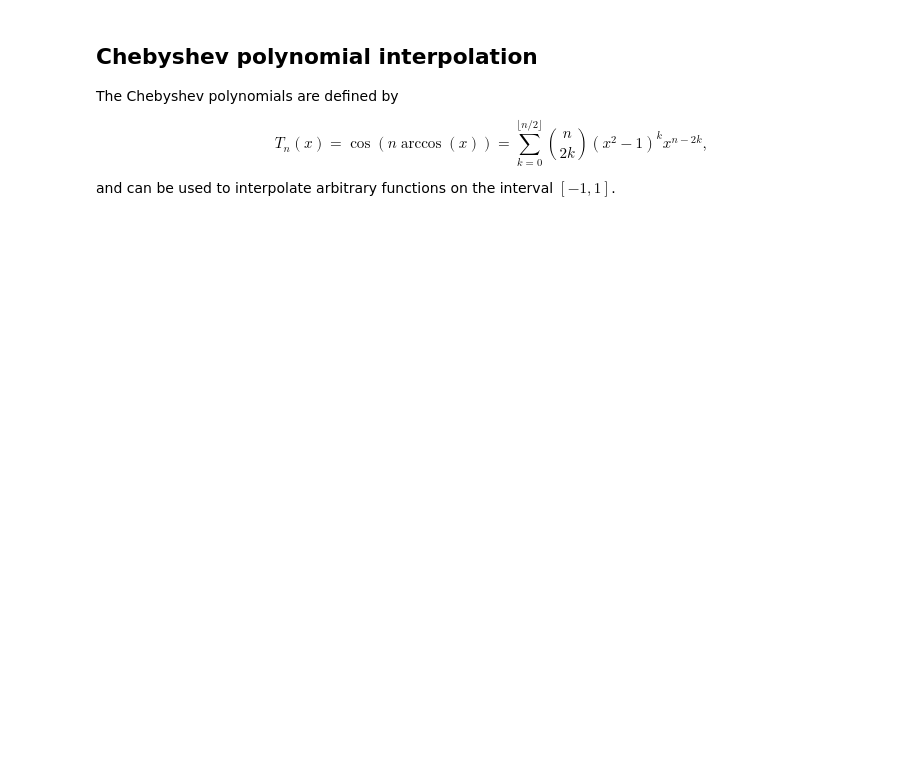
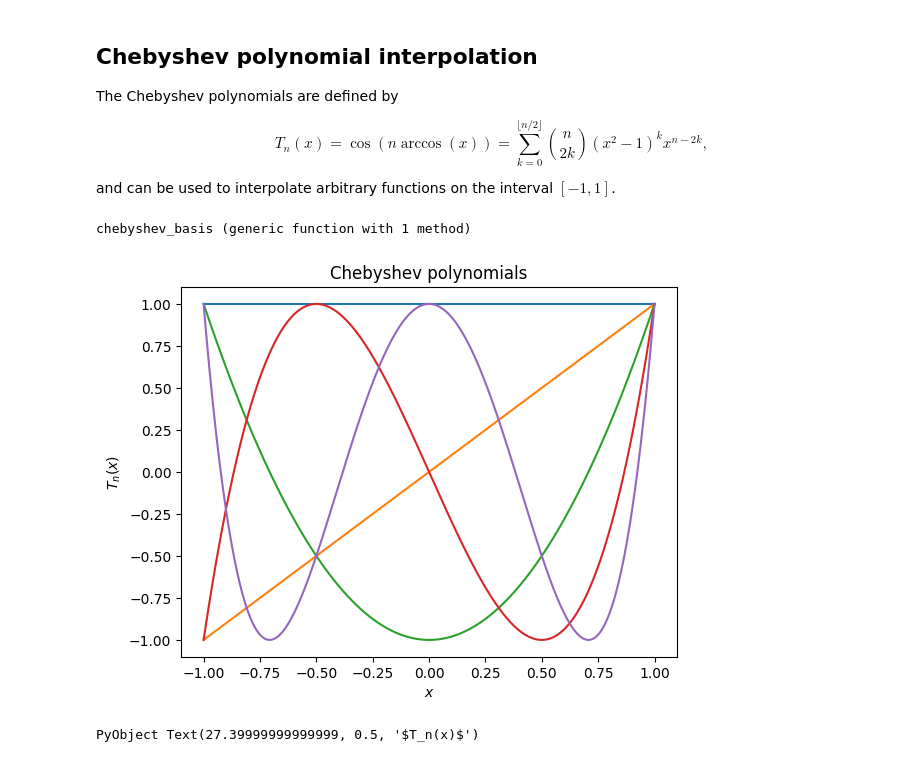
Before and after one commit to mitmath/18330, a Jupyter notebook: 19_Function_Interpolation.ipynb, the cells around one changed output. Cells and saved outputs as stored; diff of their text form; code cells hidden in the pictures; blank space fills up the shorter version.

Commit message:
20: Chebyshev methods

```diff
--- a/19_Function_Interpolation.ipynb
+++ b/19_Function_Interpolation.ipynb
@@ -164,14 +167,14 @@ $$
 and can be used to interpolate arbitrary functions on the interval $[-1,1]$.
 # %%
 function chebyshev_basis(n)
-    """ Return the n first Chebyshev polynomials
+    """ Return the n+1 first Chebyshev polynomials
     """
-    chebs = []
+    chebs = Function[x -> 1.0]
     for i=1:n
         function cheb(x)
             f = 0.0
             for k=0:Int64(floor(i/2))
-                f += binomial(i, 2k) * (x^2 - 1)^k * x^(n-2k)
+                f += binomial(i, 2k) * (x^2 - 1)^k * x^(i-2k)
             end
 
             return f
@@ -182,19 +185,24 @@ function chebyshev_basis(n)
 
     return chebs
 end
+# %% [output]
+chebyshev_basis (generic function with 1 method)
 # %%
 chebs = chebyshev_basis(5);
 # %%
 figure()
 xs = LinRange(-1, 1., 500)
 
-for Tn in chebs
+for Tn in chebs[1:5]
     plot(xs, Tn.(xs))
 end
 
 title("Chebyshev polynomials")
 xlabel(L"x")
 ylabel(L"T_n(x)")
+# %% [output]
+[figure, added]
+PyObject Text(27.39999999999999, 0.5, '$T_n(x)$')
 # %% [markdown]
 ## Chebyshev transform
 
```
Also changed, not shown: parts of 6 cells of this notebook, 3 other files.
